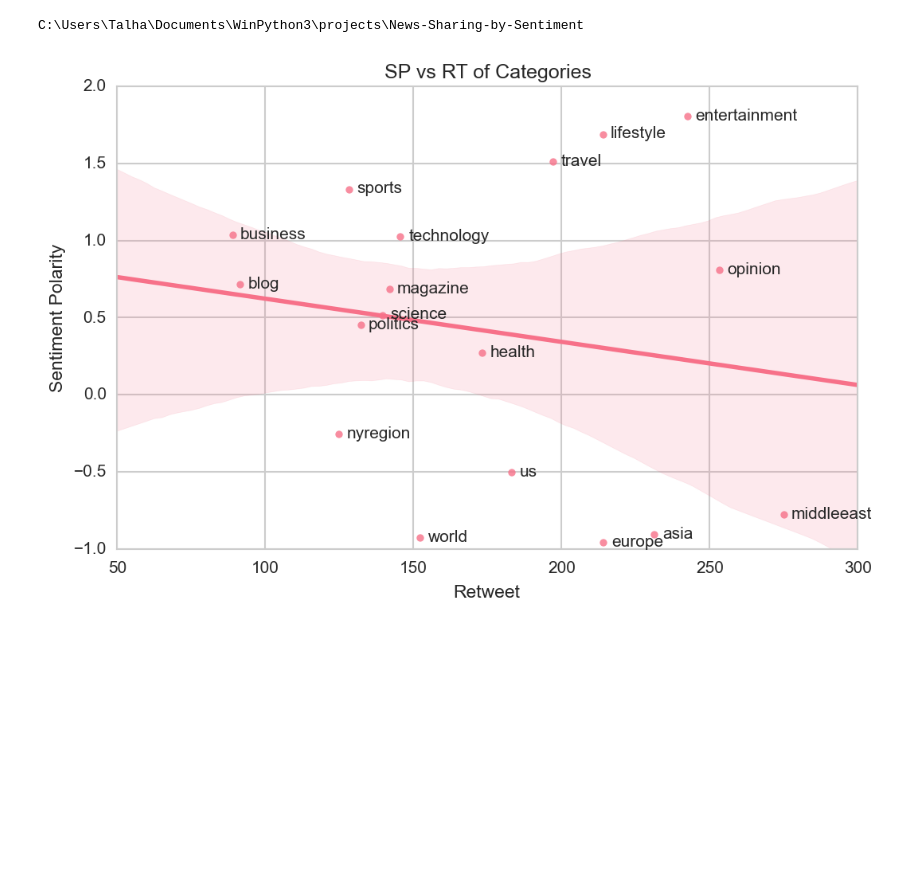
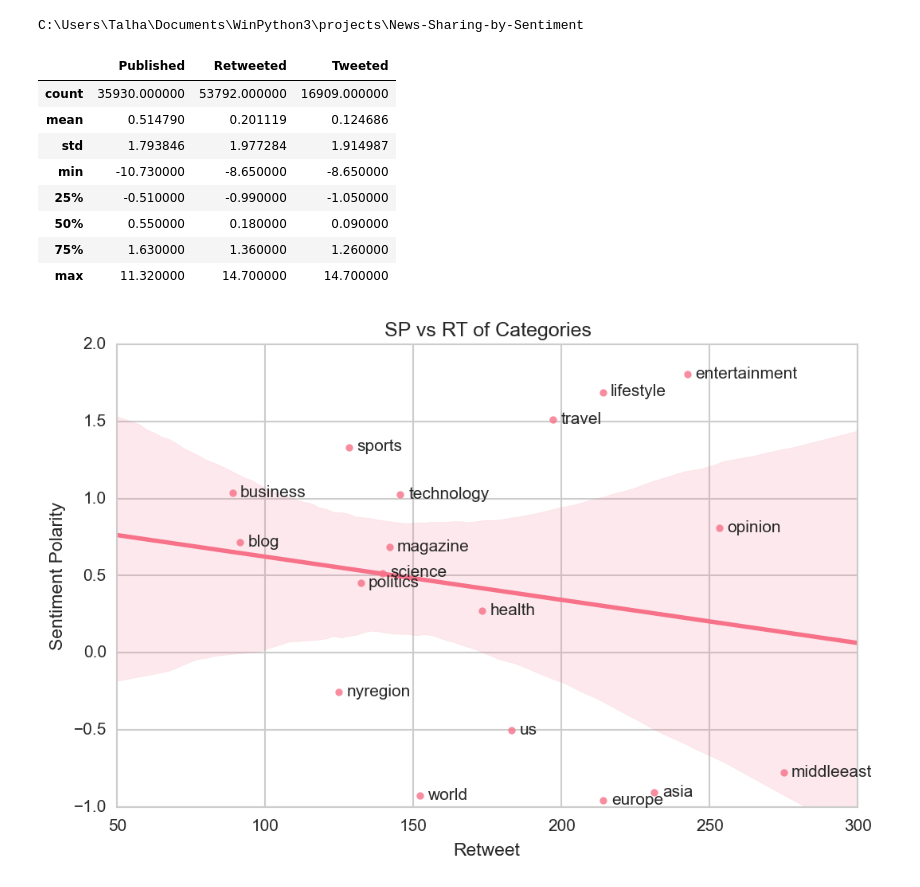
Before and after one commit to oztalha/News-Sharing-by-Sentiment, a Jupyter notebook: analysis/Figures.ipynb, the cells around one changed output. Drawn from its saved outputs; the diff is of its cells as text; code cells hidden in the pictures; blank space fills up the shorter version.

```diff
--- a/analysis/Figures.ipynb
+++ b/analysis/Figures.ipynb
@@ -27,6 +27,19 @@ tn['sp_t'] = tn['posemo_t']-tn['negemo_t']
 # %%
 # Retweeted News (NOTE: THIS TAKES ~ 3min 32s)
 rn = pd.concat([pd.DataFrame([row[1]]*int(1 + row[1].rt/50)) for row in tn.iterrows()])
+# %%
+#sentiment polarity stats
+pd.DataFrame({'Published':pn.sp.describe(),'Tweeted':tn.sp.describe(),'Retweeted':rn.sp.describe()})
+# %% [output]
+|  | Published | Retweeted | Tweeted |
+| count | 35930.000000 | 53792.000000 | 16909.000000 |
+| mean | 0.514790 | 0.201119 | 0.124686 |
+| std | 1.793846 | 1.977284 | 1.914987 |
+| min | -10.730000 | -8.650000 | -8.650000 |
+| 25% | -0.510000 | -0.990000 | -1.050000 |
+| 50% | 0.550000 | 0.180000 | 0.090000 |
+| 75% | 1.630000 | 1.360000 | 1.260000 |
+| max | 11.320000 | 14.700000 | 14.700000 |
 # %%
 # we can filter the categories by increasing the number of news required per category
 filtr = 100
```
Also changed, not shown: parts of 3 cells of this notebook, 1 other file.
